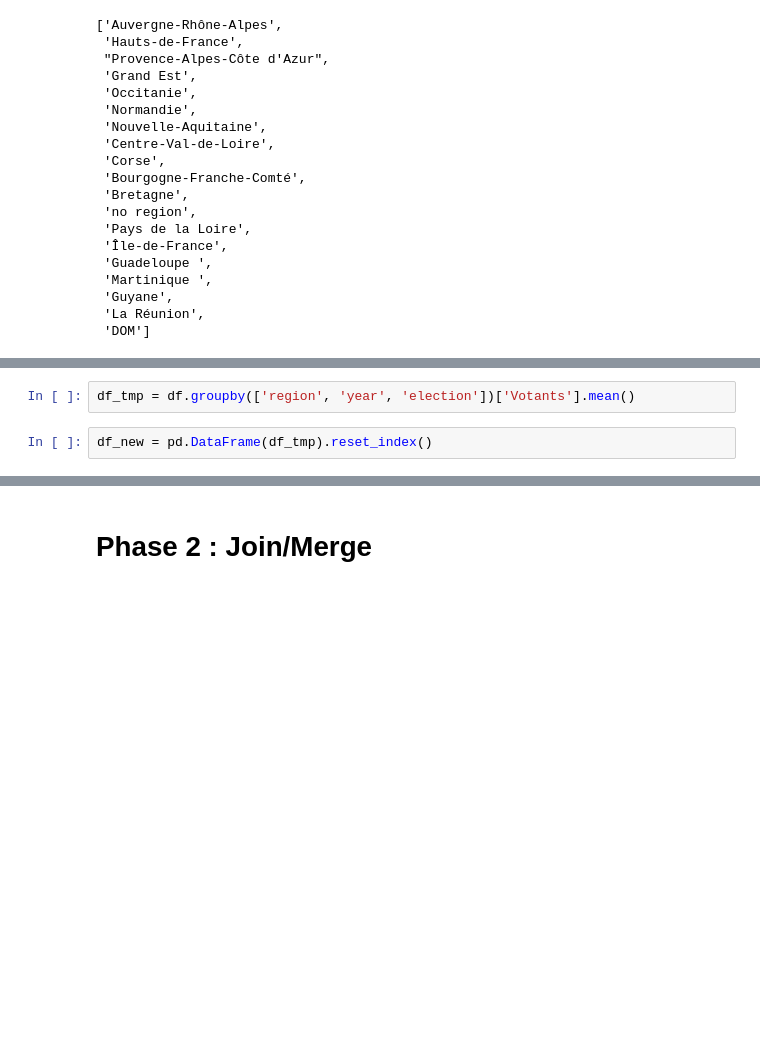
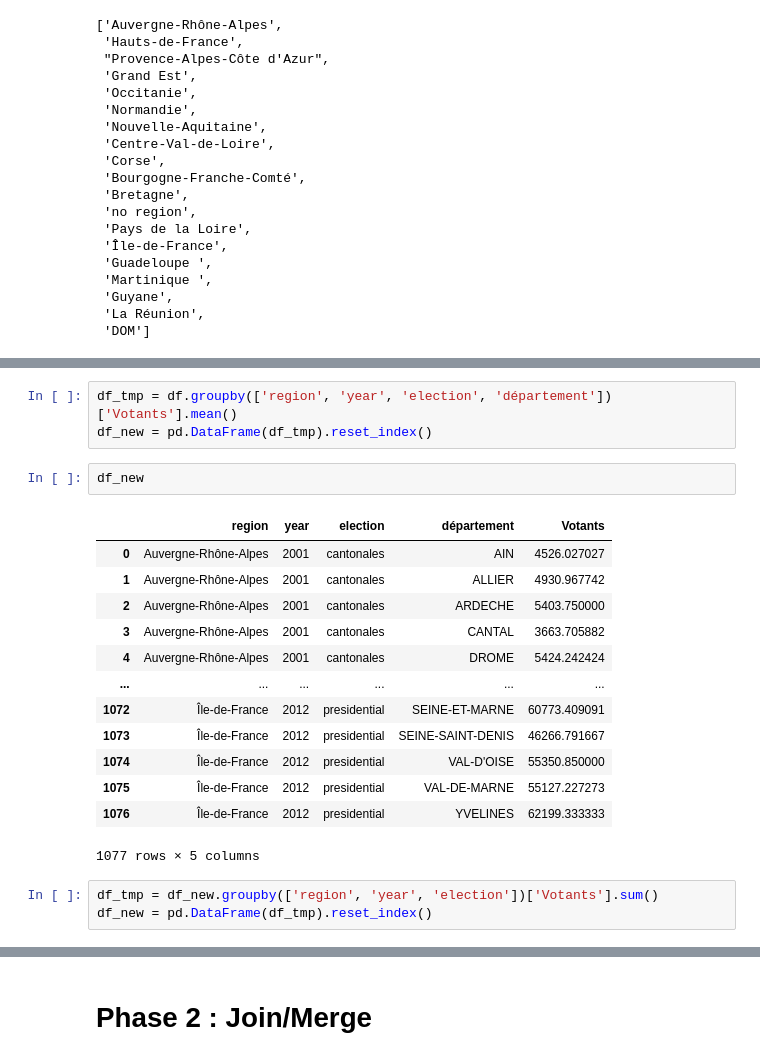
Before and after one commit to com-480-data-visualization/com-480-project-datart, a Jupyter notebook: dataset/all_elections_dep/gathering-elections.ipynb, the cells around one changed output, grey strips where cells are left out. Cells and saved outputs as stored; diff of their text form; blank space fills up the shorter version.

```diff
--- a/dataset/all_elections_dep/gathering-elections.ipynb
+++ b/dataset/all_elections_dep/gathering-elections.ipynb
@@ -109,7 +125,25 @@ df.region.drop_duplicates().tolist()
 # %%
-df_tmp = df.groupby(['region', 'year', 'election'])['Votants'].mean()
+df_tmp = df.groupby(['region', 'year', 'election', 'département'])['Votants'].mean()
+df_new = pd.DataFrame(df_tmp).reset_index()
-# %%
-df_new = pd.DataFrame(df_tmp).reset_index()
+# %%
+df_new
+# %% [output]
+|  | region | year | election | département | Votants |
+| 0 | Auvergne-Rhône-Alpes | 2001 | cantonales | AIN | 4526.027027 |
+| 1 | Auvergne-Rhône-Alpes | 2001 | cantonales | ALLIER | 4930.967742 |
+| 2 | Auvergne-Rhône-Alpes | 2001 | cantonales | ARDECHE | 5403.750000 |
+| 3 | Auvergne-Rhône-Alpes | 2001 | cantonales | CANTAL | 3663.705882 |
+| 4 | Auvergne-Rhône-Alpes | 2001 | cantonales | DROME | 5424.242424 |
+| ... | ... | ... | ... | ... | ... |
+| 1072 | Île-de-France | 2012 | presidential | SEINE-ET-MARNE | 60773.409091 |
+| 1073 | Île-de-France | 2012 | presidential | SEINE-SAINT-DENIS | 46266.791667 |
+| 1074 | Île-de-France | 2012 | presidential | VAL-D'OISE | 55350.850000 |
+| 1075 | Île-de-France | 2012 | presidential | VAL-DE-MARNE | 55127.227273 |
+| 1076 | Île-de-France | 2012 | presidential | YVELINES | 62199.333333 |
+1077 rows × 5 columns
+# %%
+df_tmp = df_new.groupby(['region', 'year', 'election'])['Votants'].sum()
+df_new = pd.DataFrame(df_tmp).reset_index()
 # %%
 df_new
 # %% [output]
```
Also changed, not shown: parts of 8 cells of this notebook, 8 other files.
